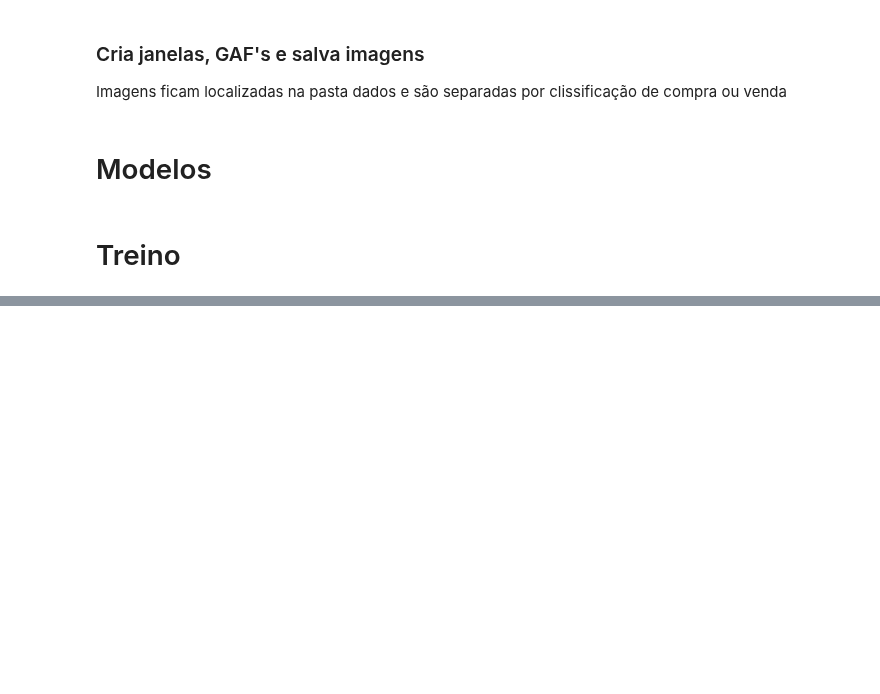
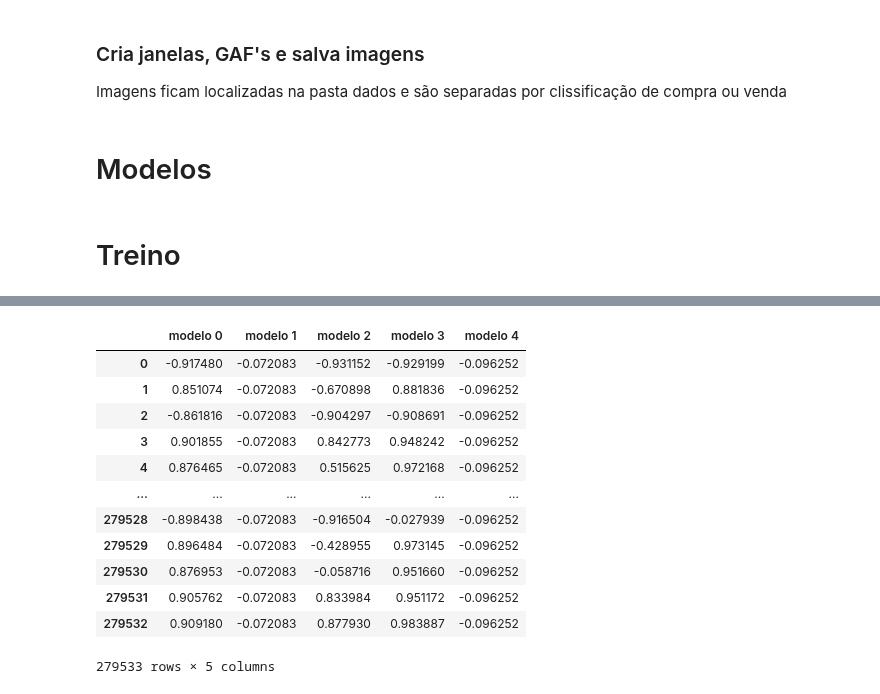
Before and after one commit to lambdavar/Artigo, a Jupyter notebook: Final.ipynb, the cells around one changed output, grey strips where cells are left out. Cells and saved outputs as stored; diff of their text form; code cells hidden in the pictures; blank space fills up the shorter version.

```diff
--- a/Final.ipynb
+++ b/Final.ipynb
@@ -162,0 +163,8 @@ def CNN(img_shape=img_shape):
+# %%
+train_data, validation_data = image_dataset_from_directory("./Dados/Imagens/treino/",
+                                                   label_mode="binary",
+                                                  image_size=img_shape[:2],
+                                                  batch_size=batch_size,
+                                                  subset="both",
+                                                  validation_split=0.1,
+                                                  seed=seed)
@@ -197,0 +216,7 @@ display(resultado_CNN_hinge)
+# %%
+test_data = image_dataset_from_directory("./Dados/Imagens/teste/",
+                                                   label_mode="binary",
+                                                 image_size=img_shape[:2],
+                                                  batch_size=batch_size,
+                                                 shuffle=False,
+                                                  seed=seed)
@@ -197,0 +225,18 @@ display(resultado_CNN_hinge)
+# %%
+# mostra o resultado pra cada um dos modelos treinados
+resultado_CNN_hinge = np.empty((n_modelos, 5))
+i = 0
+for i in range(n_modelos):
+    model = keras.models.load_model(f"modelo {i}")
+    print(f"modelo {i}")
+    resultado_CNN_hinge[i] = model.evaluate(test_data)
+# transforma resultados CNN em df e tira a loss
+resultado_CNN_hinge = pd.DataFrame(resultado_CNN_hinge, columns=["loss", "accuracy", "precision", "recall", "AUC"]).drop(columns=["loss"])
+# calcula f1
+resultado_CNN_hinge["f1-score"] = 2*(resultado_CNN_hinge["precision"]*resultado_CNN_hinge["recall"])/(resultado_CNN_hinge["precision"]+resultado_CNN_hinge["recall"])
+# poe 0 nos nans
+resultado_CNN_hinge.fillna(0, inplace=True)
+# reordena as colunas
+colunas = ["accuracy", "precision", "recall", "f1-score", "AUC"]
+resultado_CNN_hinge = resultado_CNN_hinge[colunas]
+display(resultado_CNN_hinge)
@@ -197,0 +256,12 @@ display(resultado_CNN_hinge)
+# %%
+# pega predições
+y_pred = pd.DataFrame()
+i = 0
+for i in range(n_modelos):
+    model = keras.models.load_model(f"modelo {i}")
+    print(f"modelo {i}")
+    y_pred[f"modelo {i}"] = model.predict(test_data).ravel().tolist()
+# coloca os resultados das predições entre 0 e 1 como os dados originais
+#y_pred = y_pred.apply(lambda x: (x+1)/2)
+y_pred
+# %% [output]
@@ -197,0 +278,13 @@ display(resultado_CNN_hinge)
+|  | modelo 0 | modelo 1 | modelo 2 | modelo 3 | modelo 4 |
+| 0 | -0.917480 | -0.072083 | -0.931152 | -0.929199 | -0.096252 |
+| 1 | 0.851074 | -0.072083 | -0.670898 | 0.881836 | -0.096252 |
+| 2 | -0.861816 | -0.072083 | -0.904297 | -0.908691 | -0.096252 |
+| 3 | 0.901855 | -0.072083 | 0.842773 | 0.948242 | -0.096252 |
+| 4 | 0.876465 | -0.072083 | 0.515625 | 0.972168 | -0.096252 |
+| ... | ... | ... | ... | ... | ... |
+| 279528 | -0.898438 | -0.072083 | -0.916504 | -0.027939 | -0.096252 |
+| 279529 | 0.896484 | -0.072083 | -0.428955 | 0.973145 | -0.096252 |
+| 279530 | 0.876953 | -0.072083 | -0.058716 | 0.951660 | -0.096252 |
+| 279531 | 0.905762 | -0.072083 | 0.833984 | 0.951172 | -0.096252 |
+| 279532 | 0.909180 | -0.072083 | 0.877930 | 0.983887 | -0.096252 |
+279533 rows × 5 columns
```
Also changed, not shown: parts of 19 cells of this notebook, 1 other file.
